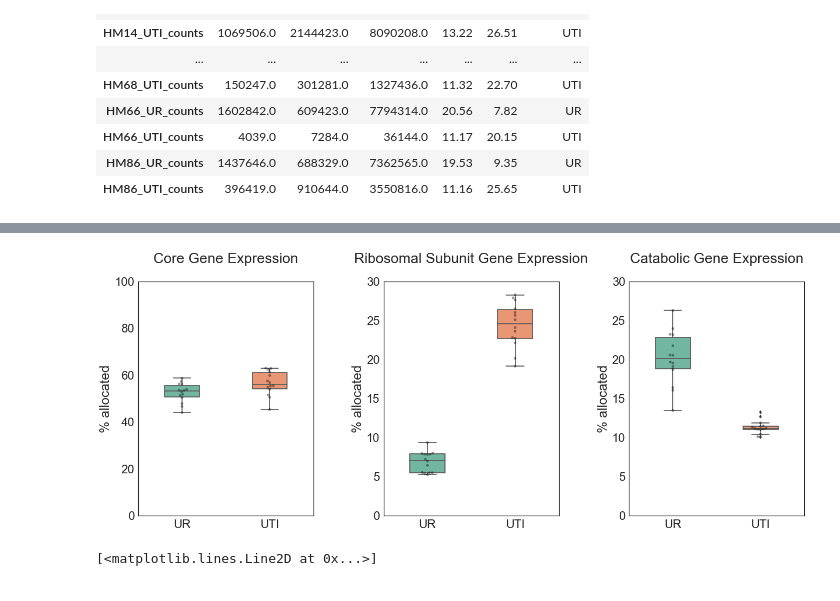
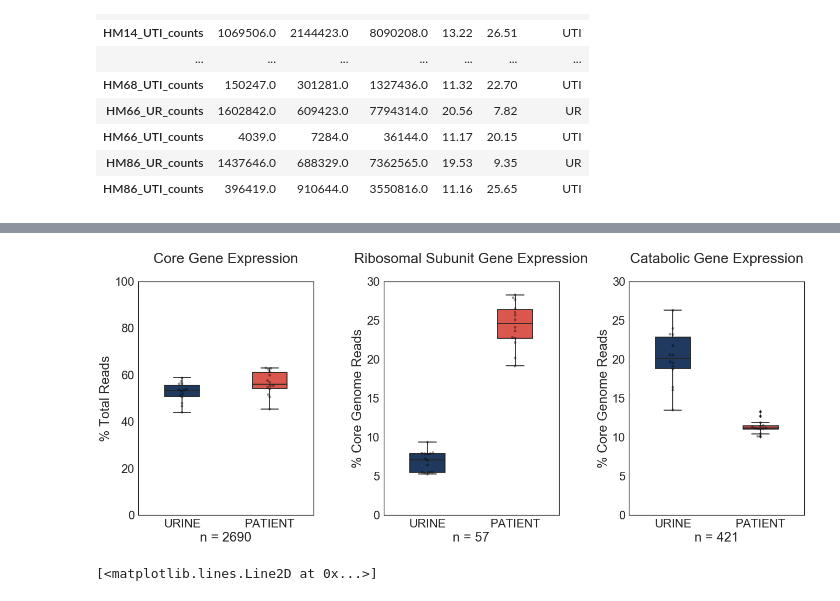
Before and after one commit to ASintsova/HUTI-RNAseq, a Jupyter notebook: code/resource_reallocation/resource_reallocation.ipynb, the cells around one changed output, grey strips where cells are left out. Drawn from its saved outputs; the diff is of its cells as text; code cells hidden in the pictures.

```diff
--- a/code/resource_reallocation/resource_reallocation.ipynb
+++ b/code/resource_reallocation/resource_reallocation.ipynb
@@ -148,40 +195,40 @@ core
 # %%
 fig = plt.figure(figsize=(9,5))
 
 sns.set(font_scale = 2.2)
 sns.set_style("white")
 # Catabolic Gene Expression
 ax1 = fig.add_axes([0.1, 0.5, 0.5, 1.2],
                     xticklabels=[], ylim=(0, 100))
-sns.boxplot(x = "sample", y = "% allocated", palette="Set2",data = core,width=0.4)
+sns.boxplot(x = "sample", y = "% allocated", palette=[col5, col1],data = core,width=0.4)
 sns.swarmplot(x = "sample", y = "% allocated", data = core, color = 'black', alpha = 0.4)
 ax1.set_title("Core Gene Expression\n")
-ax1.set_xticklabels(["UR", "UTI"])
-ax1.set_xlabel("")
-
+ax1.set_xticklabels([ur, uti])
+ax1.set_xlabel("n = {}".format(counts3.shape[0]))
+ax1.set_ylabel("% Total Reads")
 # Ribosome Subunits Gene Expression
 
 ax2 = fig.add_axes([0.8, 0.5, 0.5, 1.2],
                     xticklabels=[], ylim=(0, 30))
-sns.boxplot(x = "sample", y = "% allocated",palette="Set2", data = ribosome, width=0.4)
+sns.boxplot(x = "sample", y = "% allocated",palette=[col5, col1], data = ribosome, width=0.4)
 sns.swarmplot(x = "sample", y = "% allocated", data =ribosome, color = 'black', alpha = 0.4)
 ax2.set_title("Ribosomal Subunit Gene Expression\n")
-ax2.set_xticklabels(["UR", "UTI"])
-ax2.set_xlabel("")
-
+ax2.set_xticklabels([ur, uti])
+ax2.set_xlabel("n = {}".format(len(ribosome_genes)))
+ax2.set_ylabel("% Core Genome Reads")
 # Core Gene Expression
 
 ax3 = fig.add_axes([1.5, 0.5, 0.5, 1.2],
                     xticklabels=[], ylim=(0, 30))
-sns.boxplot(x = "sample", y = "% allocated", palette="Set2", data = catabolism, width=0.4)
+sns.boxplot(x = "sample", y = "% allocated", palette=[col5, col1], data = catabolism, width=0.4)
 sns.swarmplot(x = "sample", y = "% allocated", data =catabolism, color = 'black', alpha = 0.4)
 ax3.set_title("Catabolic Gene Expression\n")
-ax3.set_xticklabels(["UR", "UTI"])
-ax3.set_xlabel("")
-
-fig.savefig(os.path.join(out_dir, "resource_reallocation.png"),bbox_inches='tight',dpi=300 )
+ax3.set_xticklabels([ur, uti])
+ax3.set_xlabel("n = {}".format(len(crp_genes)))
+ax3.set_ylabel("% Core Genome Reads")
+fig.savefig(os.path.join(figures_folder, today+"_figure_4.png"),bbox_inches='tight',dpi=500 )
 # %% [output]
-[figure, old version]
+[figure, new version]
 # %%
 x = np.linspace(0, 10, 1000)
 fig = plt.figure()
```
Also changed, not shown: parts of 8 cells of this notebook, 9 other files.
